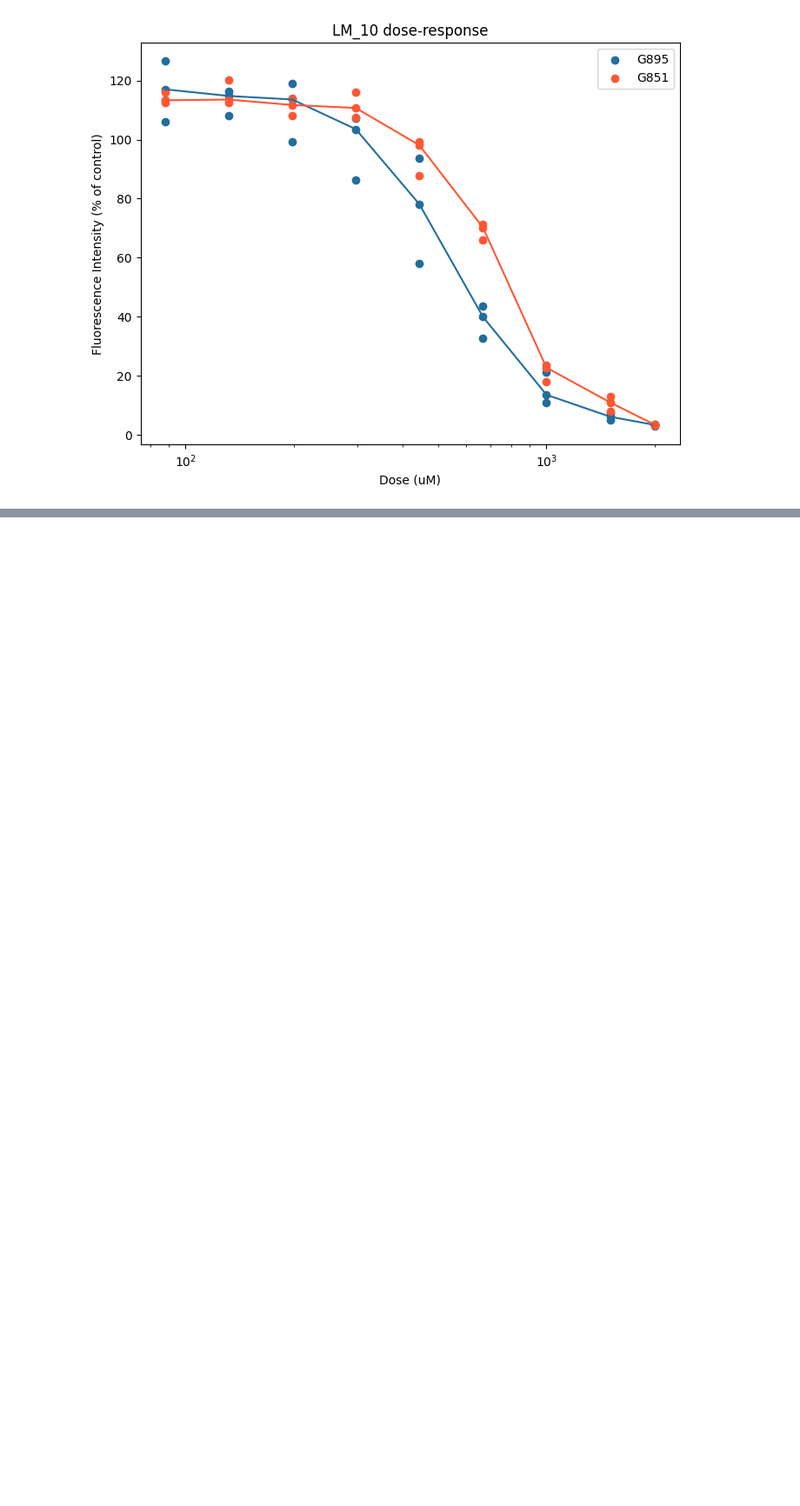
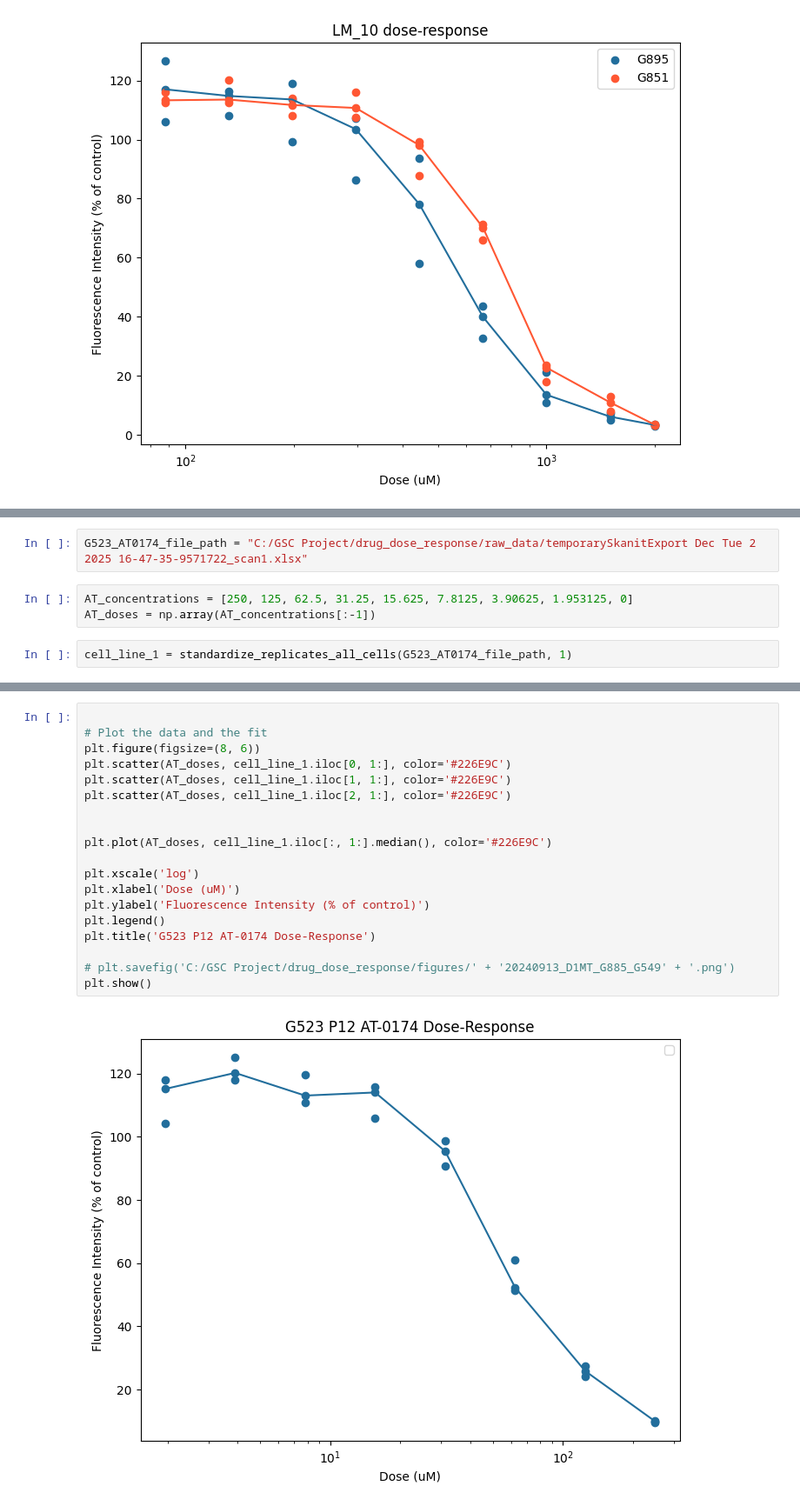
Before and after one commit to jess-xia/drug_dose_response, a Jupyter notebook: dose_response_alamar_triplicate.ipynb, the cells around one changed output, grey strips where cells are left out. Shown: that part at 87% size. Drawn from its saved outputs; the diff is of its cells as text; blank space fills up the shorter version.

Commit message:
Plotted G523 P12 AT-0174 dose-response curve

```diff
--- a/dose_response_alamar_triplicate.ipynb
+++ b/dose_response_alamar_triplicate.ipynb
@@ -419,0 +427,7 @@ skax_file_name 20240927_G851_Epa_LM10.skax
+# %%
+G523_AT0174_file_path = "C:/GSC Project/drug_dose_response/raw_data/temporarySkanitExport Dec Tue 2 2025 16-47-35-9571722_scan1.xlsx"
+# %%
+AT_concentrations = [250, 125, 62.5, 31.25, 15.625, 7.8125, 3.90625, 1.953125, 0]
+AT_doses = np.array(AT_concentrations[:-1])
+# %%
+cell_line_1 = standardize_replicates_all_cells(G523_AT0174_file_path, 1)
@@ -419,0 +443,21 @@ skax_file_name 20240927_G851_Epa_LM10.skax
+# %%
+
+# Plot the data and the fit
+plt.figure(figsize=(8, 6))
+plt.scatter(AT_doses, cell_line_1.iloc[0, 1:], color='#226E9C')
+plt.scatter(AT_doses, cell_line_1.iloc[1, 1:], color='#226E9C')
+plt.scatter(AT_doses, cell_line_1.iloc[2, 1:], color='#226E9C')
+
+
+plt.plot(AT_doses, cell_line_1.iloc[:, 1:].median(), color='#226E9C')
+
+plt.xscale('log')
+plt.xlabel('Dose (uM)')
+plt.ylabel('Fluorescence Intensity (% of control)')
+plt.legend()
+plt.title('G523 P12 AT-0174 Dose-Response')
+
+# plt.savefig('C:/GSC Project/drug_dose_response/figures/' + '20240913_D1MT_G885_G549' + '.png')
+plt.show()
+# %% [output]
+[figure, added]
```
Also changed, not shown: parts of 3 cells of this notebook.
